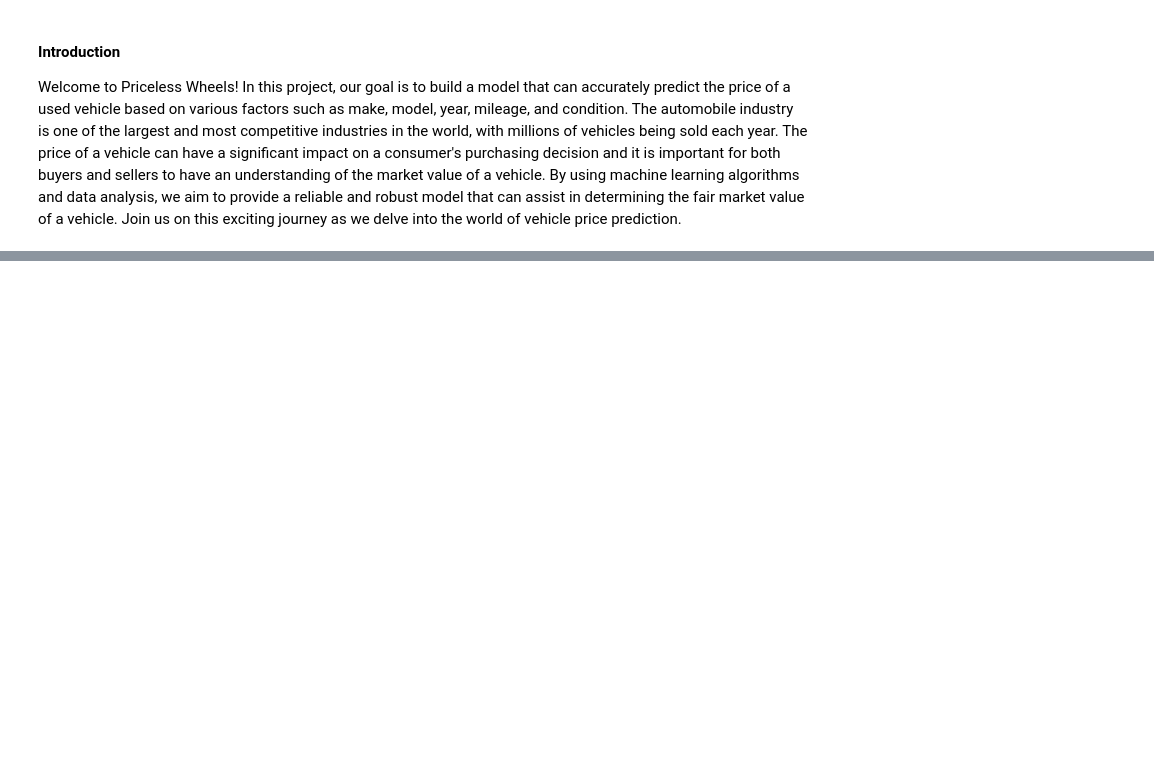
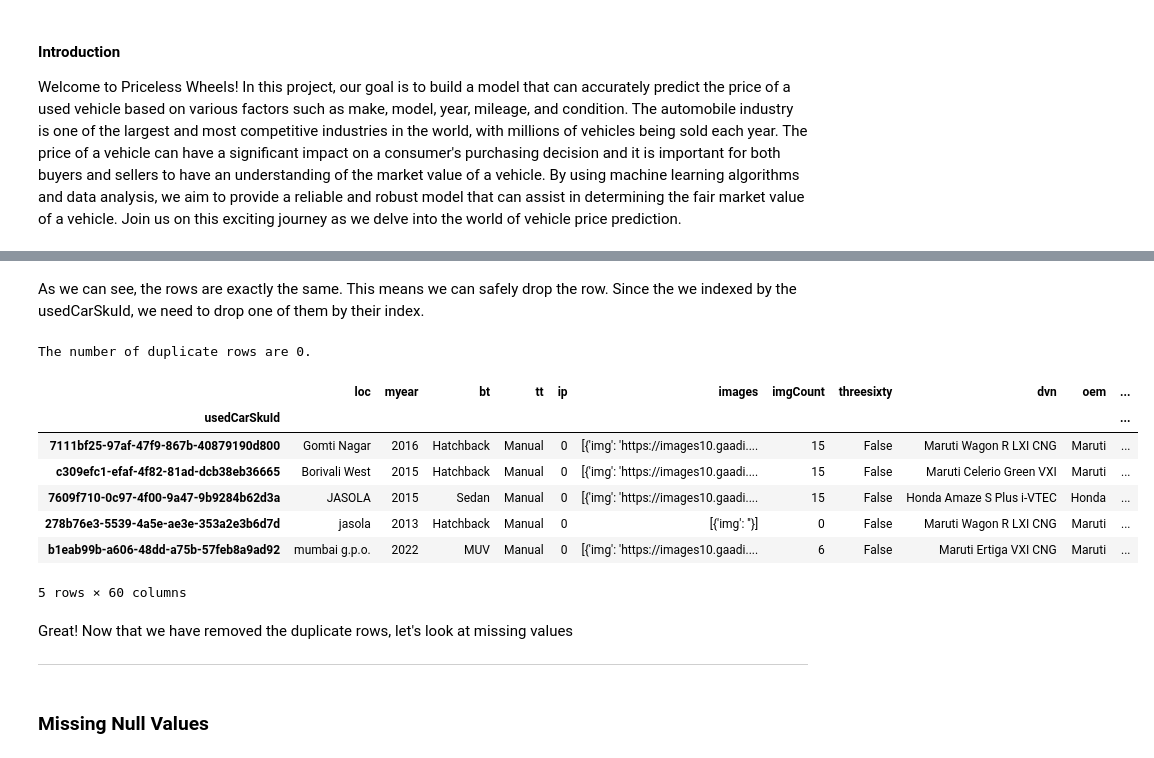
Before and after one commit to chats-bug/Priceless-Wheels, a Jupyter notebook: notebooks/data_cleaning.ipynb, the cells around one changed output, grey strips where cells are left out. Drawn from its saved outputs; the diff is of its cells as text; code cells hidden in the pictures; blank space fills up the shorter version.

```diff
--- a/notebooks/data_cleaning.ipynb
+++ b/notebooks/data_cleaning.ipynb
@@ -8,0 +177,30 @@ This data is scrapped from https://www.cardekho.com/. This data is meant for res
+# %% [markdown]
+As we can see, the rows are exactly the same. This means we can safely drop the row. Since the we indexed by the usedCarSkuId, we need to drop one of them by their index.
+# %%
+# making a copy with the duplicated rows dropped
+df2 = df.drop_duplicates().copy()
+
+# checking for duplicate rows in the new dataframe
+dup = df2.duplicated().sum()
+
+print(f"The number of duplicate rows are {dup}.")
+# %% [output]
+The number of duplicate rows are 0.
+# %%
+# sanity check
+df2.head()
+# %% [output]
+|  | loc | myear | bt | tt | ip | images | imgCount | threesixty | dvn | oem | ... |
+| usedCarSkuId |  |  |  |  |  |  |  |  |  |  | ... |
+| 7111bf25-97af-47f9-867b-40879190d800 | Gomti Nagar | 2016 | Hatchback | Manual | 0 | [{'img': 'https://images10.gaadi.... | 15 | False | Maruti Wagon R LXI CNG | Maruti | ... |
+| c309efc1-efaf-4f82-81ad-dcb38eb36665 | Borivali West | 2015 | Hatchback | Manual | 0 | [{'img': 'https://images10.gaadi.... | 15 | False | Maruti Celerio Green VXI | Maruti | ... |
+| 7609f710-0c97-4f00-9a47-9b9284b62d3a | JASOLA | 2015 | Sedan | Manual | 0 | [{'img': 'https://images10.gaadi.... | 15 | False | Honda Amaze S Plus i-VTEC | Honda | ... |
+| 278b76e3-5539-4a5e-ae3e-353a2e3b6d7d | jasola | 2013 | Hatchback | Manual | 0 | [{'img': ''}] | 0 | False | Maruti Wagon R LXI CNG | Maruti | ... |
+| b1eab99b-a606-48dd-a75b-57feb8a9ad92 | mumbai g.p.o. | 2022 | MUV | Manual | 0 | [{'img': 'https://images10.gaadi.... | 6 | False | Maruti Ertiga VXI CNG | Maruti | ... |
+5 rows × 60 columns
+# %% [markdown]
+Great! Now that we have removed the duplicate rows, let's look at missing values
+
+---
+# %% [markdown]
+### Missing Null Values
```
Also changed, not shown: parts of 33 cells of this notebook.
